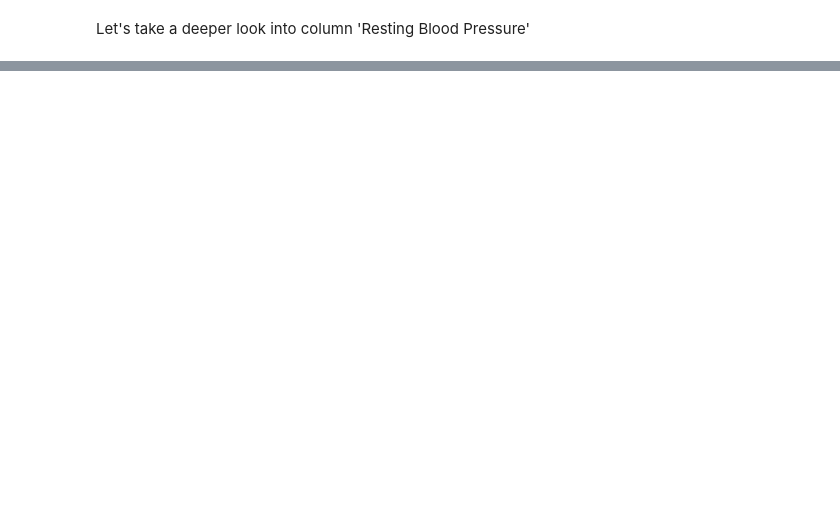
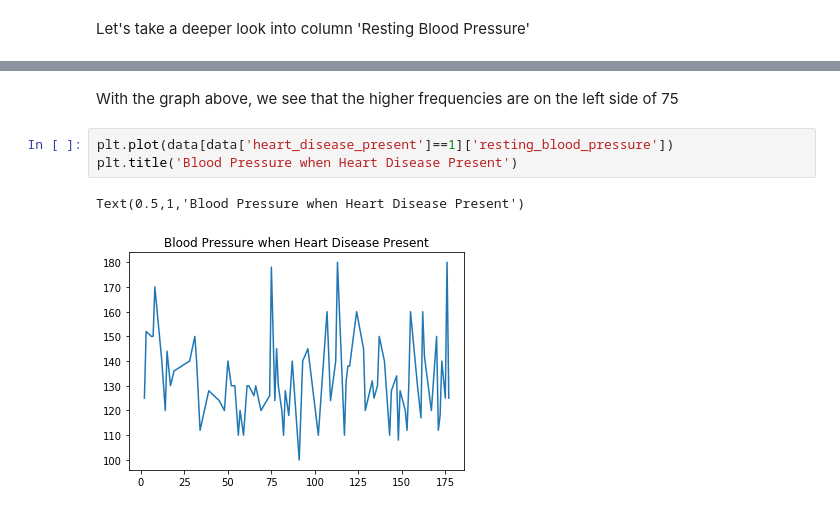
Before and after one commit to anagharumade/Competitions, a Jupyter notebook: DeepIntoFeatures.ipynb, the cells around one changed output, grey strips where cells are left out. Saved outputs shown, nothing was run; the diff lists cells and outputs as text; blank space fills up the shorter version.

```diff
--- a/DeepIntoFeatures.ipynb
+++ b/DeepIntoFeatures.ipynb
@@ -40,0 +63,8 @@ data.groupby(['resting_blood_pressure', 'heart_disease_present']).count().iloc[:
+# %% [markdown]
+With the graph above, we see that the higher frequencies are on the left side of 75
+# %%
+plt.plot(data[data['heart_disease_present']==1]['resting_blood_pressure'])
+plt.title('Blood Pressure when Heart Disease Present')
+# %% [output]
+Text(0.5,1,'Blood Pressure when Heart Disease Present')
+[figure, added]
```
Also changed, not shown: parts of 9 cells of this notebook.
